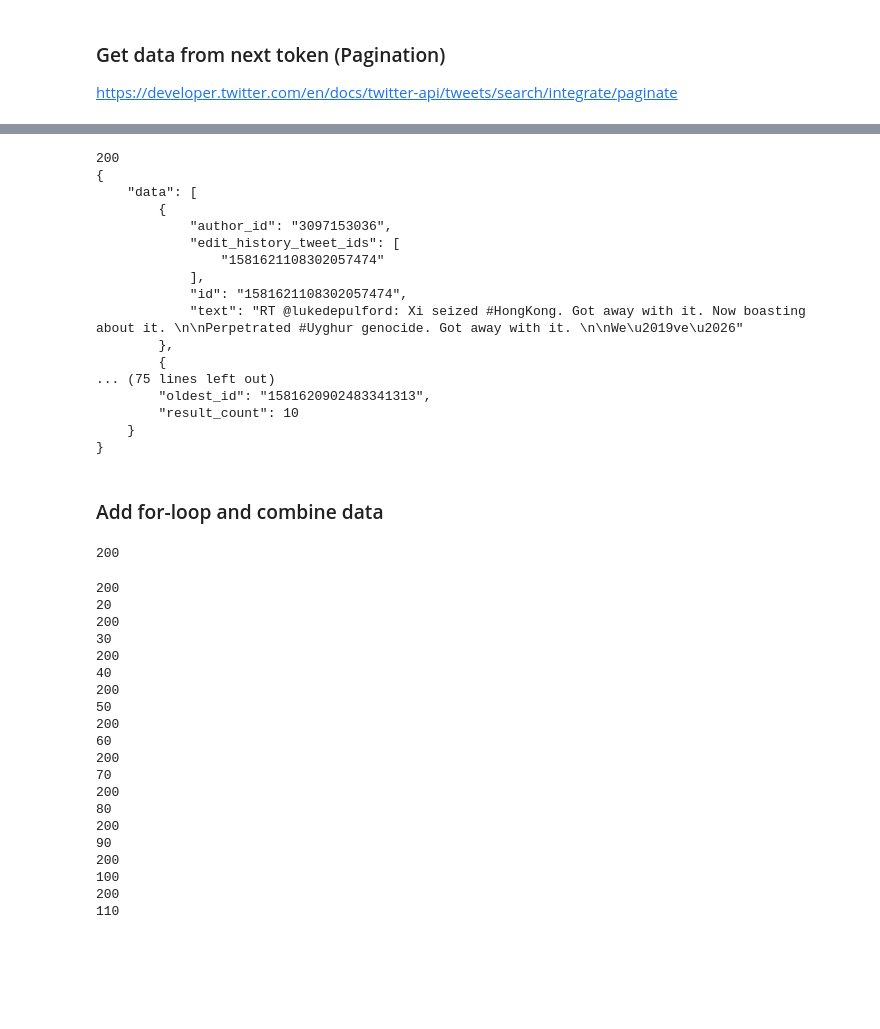
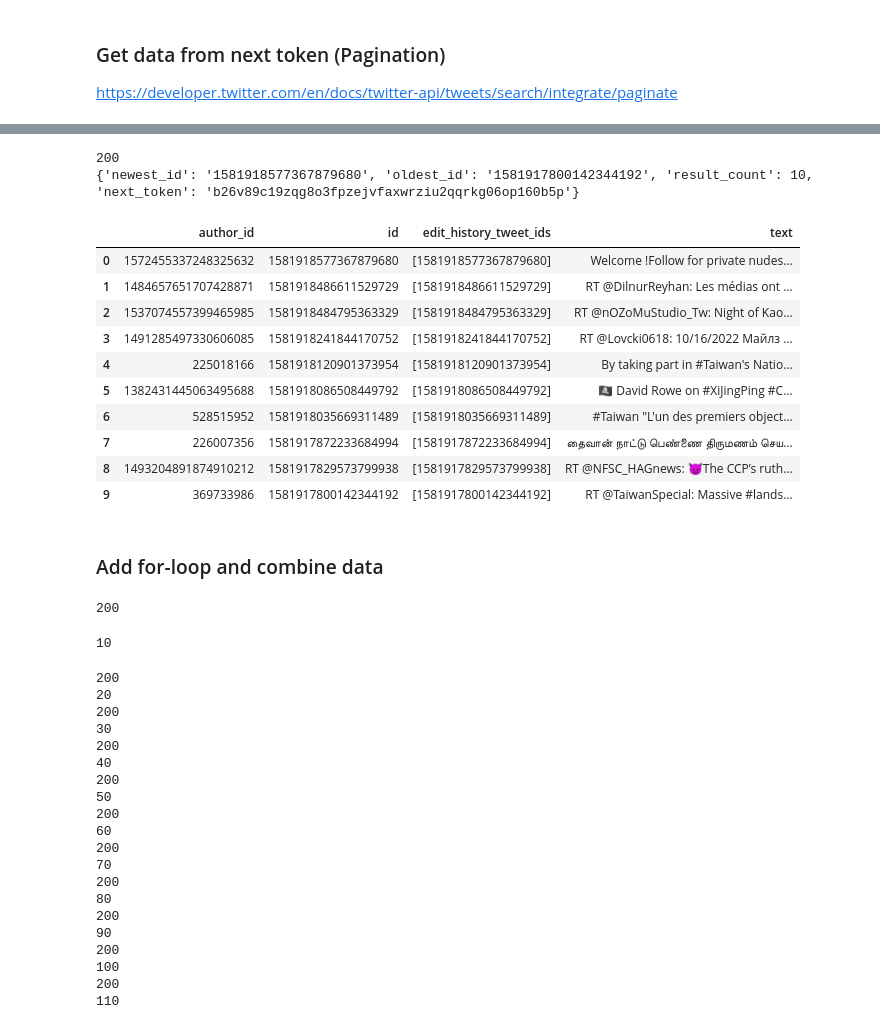
Before and after one commit to p4css/py4css, a Jupyter notebook: _sources/twitter_scraper_for_teach.ipynb, the cells around one changed output, grey strips where cells are left out. Drawn from its saved outputs; the diff is of its cells as text; code cells hidden in the pictures; blank space fills up the shorter version.

```diff
--- a/_sources/twitter_scraper_for_teach.ipynb
+++ b/_sources/twitter_scraper_for_teach.ipynb
@@ -289,34 +309,44 @@ json_response["meta"]["next_token"]
 # %%
+# query_params = {'query': '(from:taiwan -is:retweet) OR #taiwan',
+#                 'tweet.fields': 'author_id'}
+
 query_params = {'query': '(from:taiwan -is:retweet) OR #taiwan',
                 'tweet.fields': 'author_id',
                 'next_token': json_response["meta"]["next_token"]}
+
 json_response = connect_to_endpoint(search_url, query_params)
-print(json.dumps(json_response, indent=4, sort_keys=True))
+
+print(json_response["meta"])
+pd.DataFrame(json_response["data"])
 # %% [output]
 200
-{
-    "data": [
-        {
-            "author_id": "3097153036",
-            "edit_history_tweet_ids": [
-                "1581621108302057474"
-            ],
-            "id": "1581621108302057474",
-            "text": "RT @lukedepulford: Xi seized #HongKong. Got away with it. Now boasting about it. \n\nPerpetrated #Uyghur genocide. Got away with it. \n\nWe\u2019ve\u2026"
-        },
-        {
-... (75 lines left out)
-        "oldest_id": "1581620902483341313",
-        "result_count": 10
-    }
-}
+{'newest_id': '1581918577367879680', 'oldest_id': '1581917800142344192', 'result_count': 10, 'next_token': 'b26v89c19zqg8o3fpzejvfaxwrziu2qqrkg06op160b5p'}
+|  | author_id | id | edit_history_tweet_ids | text |
+| 0 | 1572455337248325632 | 1581918577367879680 | [1581918577367879680] | Welcome !Follow for private nudes... |
+| 1 | 1484657651707428871 | 1581918486611529729 | [1581918486611529729] | RT @DilnurReyhan: Les médias ont ... |
+| 2 | 1537074557399465985 | 1581918484795363329 | [1581918484795363329] | RT @nOZoMuStudio_Tw: Night of Kao... |
+| 3 | 1491285497330606085 | 1581918241844170752 | [1581918241844170752] | RT @Lovcki0618: 10/16/2022 Майлз ... |
+| 4 | 225018166 | 1581918120901373954 | [1581918120901373954] | By taking part in #Taiwan's Natio... |
+| 5 | 1382431445063495688 | 1581918086508449792 | [1581918086508449792] | 🏴‍☠️ David Rowe on #XiJingPing #C... |
+| 6 | 528515952 | 1581918035669311489 | [1581918035669311489] | #Taiwan "L'un des premiers object... |
+| 7 | 226007356 | 1581917872233684994 | [1581917872233684994] | தைவான் நாட்டு பெண்ணை திருமணம் செய... |
+| 8 | 1493204891874910212 | 1581917829573799938 | [1581917829573799938] | RT @NFSC_HAGnews: 😈The CCP’s ruth... |
+| 9 | 369733986 | 1581917800142344192 | [1581917800142344192] | RT @TaiwanSpecial: Massive #lands... |
 # %% [markdown]
 ### Add for-loop and combine data
 # %%
+search_url = "https://api.twitter.com/2/tweets/search/recent"
+query_params = {'query': '(from:taiwan -is:retweet) OR #taiwan',
+                'tweet.fields': 'author_id',
+               }
+
 json_response = connect_to_endpoint(search_url, query_params)
+
 tweets_all = json_response['data']
+len(tweets_all)
 # %% [output]
 200
+10
 # %%
 for i in range(10):
     query_params = {'query': '(from:taiwan -is:retweet) OR #taiwan',
```
Also changed, not shown: parts of 8 cells of this notebook, 58 other files.
